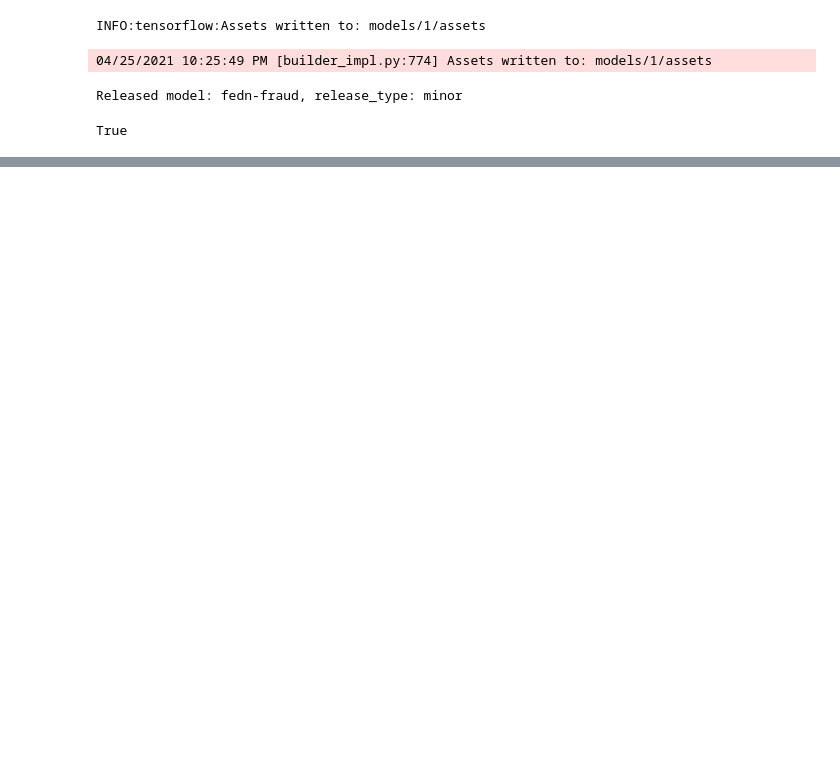
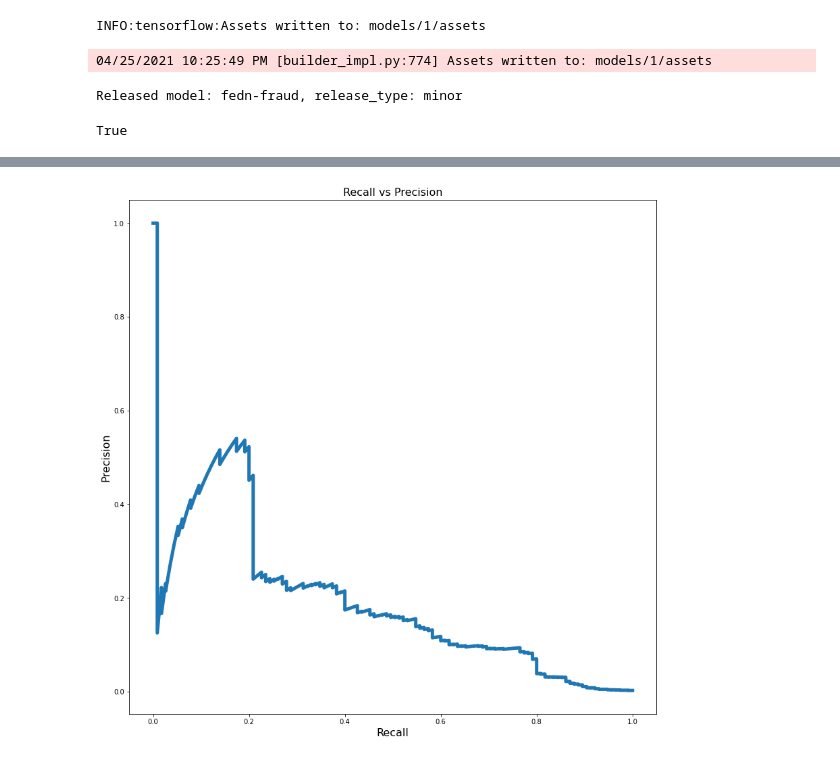
Before and after one commit to scaleoutsystems/FEDn-client-fraud-keras, a Jupyter notebook: stackn-deploy.ipynb, the cells around one changed output, grey strips where cells are left out. Drawn from its saved outputs; the diff is of its cells as text; code cells hidden in the pictures; blank space fills up the shorter version.

```diff
--- a/stackn-deploy.ipynb
+++ b/stackn-deploy.ipynb
@@ -24,0 +93,11 @@ True
+# %%
+precision_rt, recall_rt, threshold_rt = precision_recall_curve(error_df.True_class, error_df.Reconstruction_error)
+f, ax = plt.subplots(1,1,figsize=(14,14))
+
+ax.plot(recall_rt, precision_rt, linewidth=5, label='Precision-Recall curve')
+ax.set_title('Recall vs Precision',fontsize=fontsize)
+ax.set_xlabel('Recall',fontsize=fontsize)
+ax.set_ylabel('Precision',fontsize=fontsize)
+plt.show()
+# %% [output]
+[figure, added]
```
Also changed, not shown: parts of 16 cells of this notebook.
